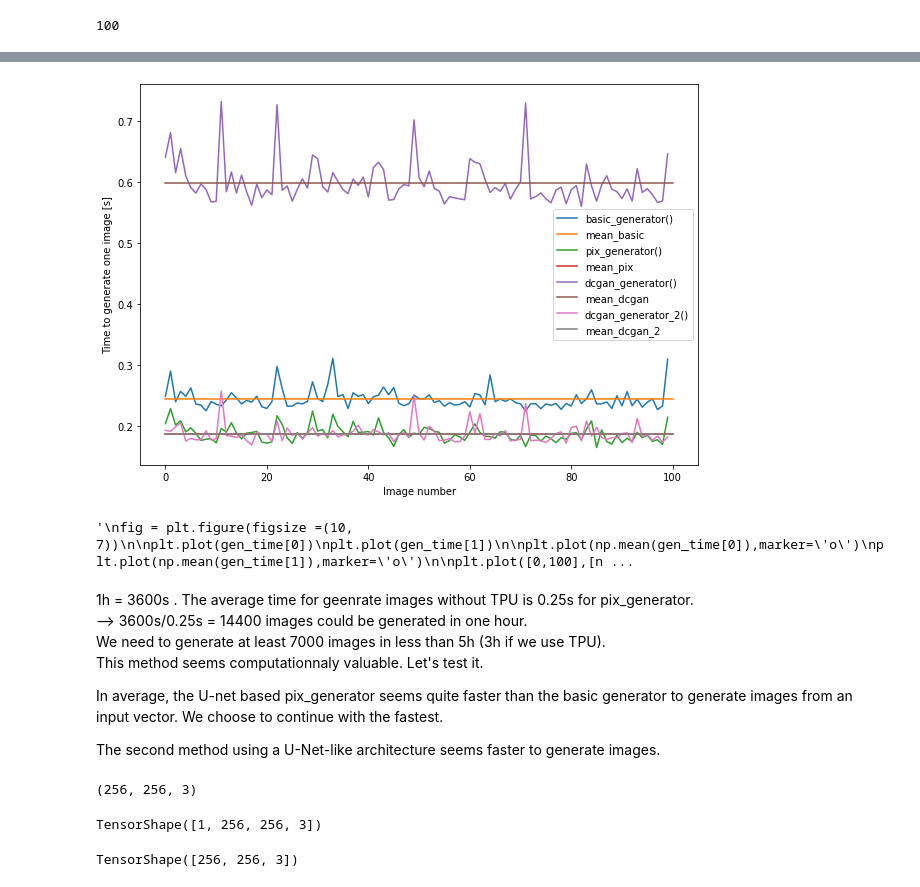
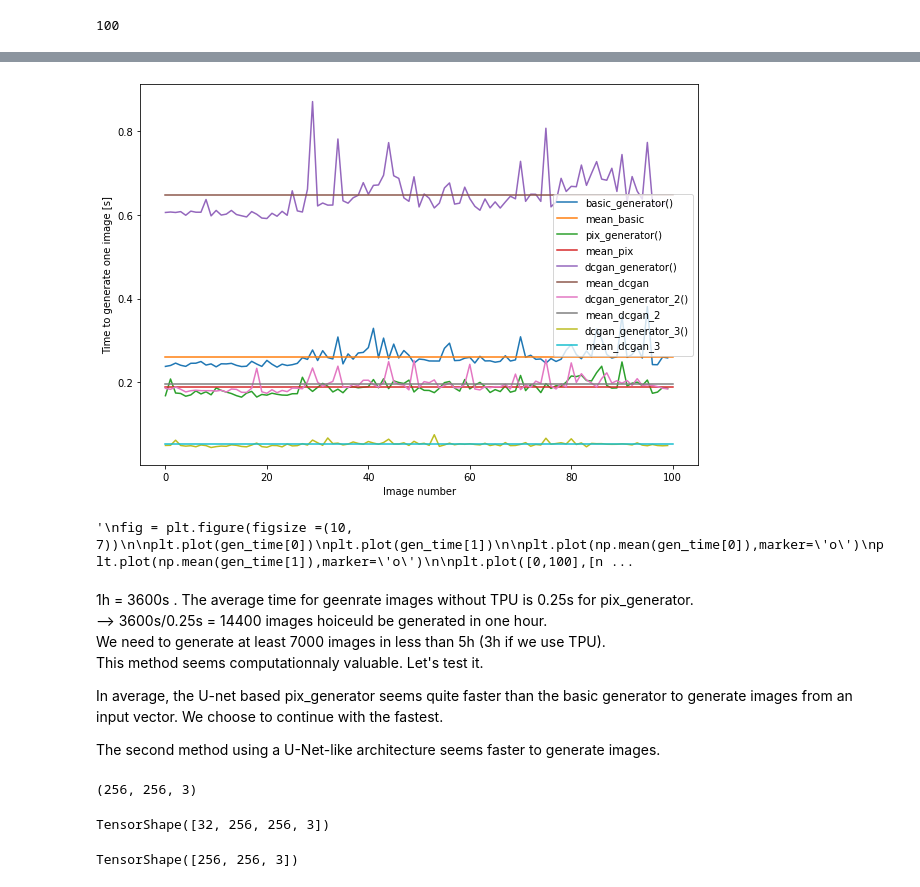
Before and after one commit to Daims971/gan_project, a Jupyter notebook: p8-gan-032023.ipynb, the cells around one changed output, grey strips where cells are left out. Saved outputs shown, nothing was run; the diff lists cells and outputs as text; code cells hidden in the pictures.

```diff
--- a/p8-gan-032023.ipynb
+++ b/p8-gan-032023.ipynb
@@ -161,7 +161,7 @@ def load_dataset(filenames, labeled=True, ordered=False):
 # %% [markdown]
 Let's load in our datasets.
 # %%
-batch_size = 1 #128*8
+batch_size = 32 #128*8
 # %%
 # batch_size: number of consecutive elements of this dataset to combine in a single batch --> batch_size=1 will give 1 element in each batch where we have a number of batch=number of elements in the dataset
 
@@ -579,7 +640,7 @@ def dcgan_generator_2():
 # Exemple of generated images from a photo input passed through ou basic generator
 noise_input = tf.random.normal([1, 100])
 
-for test_generator in [basic_generator(),pix_generator(), dcgan_generator(), dcgan_generator_2()]:
+for test_generator in [basic_generator(),pix_generator(), dcgan_generator(), dcgan_generator_2(), dcgan_generator_3()]:
     test_generator.summary()
 
     start = time.time()
@@ -673,12 +752,12 @@ Let see the average calculation for 100 images generated for each methods.
 # %%
 # Exemple of generated images from a photo input passed through our basic generator
 
-gen_time =[[],[],[],[]]
+gen_time =[[],[],[],[],[]]
 for num_ex in  range(100):
 
     noise_input = tf.random.normal([1, 100])
     i=0
-    for test_generator in [basic_generator(),pix_generator(), dcgan_generator(), dcgan_generator_2()]:
+    for test_generator in [basic_generator(),pix_generator(), dcgan_generator(), dcgan_generator_2(), dcgan_generator_3()]:
         #test_generator.summary()
 
         start = time.time()
@@ -715,22 +794,22 @@ plt.show()
 # %%
 fig = plt.figure(figsize =(10, 7))
 
 for i in range(len(gen_time)):
 
     plt.plot(gen_time[i])
 
     #plt.plot(np.mean(gen_time[i]),marker='o')
 
     plt.plot([0,100],[np.mean(gen_time[i]),np.mean(gen_time[i])])
 
-plt.legend(['basic_generator()','mean_basic','pix_generator()','mean_pix','dcgan_generator()','mean_dcgan','dcgan_generator_2()','mean_dcgan_2'])
+plt.legend(['basic_generator()','mean_basic','pix_generator()','mean_pix','dcgan_generator()','mean_dcgan','dcgan_generator_2()','mean_dcgan_2','dcgan_generator_3()','mean_dcgan_3'])
 
 plt.xlabel("Image number")
 plt.ylabel("Time to generate one image [s]")
 
 plt.show()
 # %% [output]
-[figure, old version]
+[figure, new version]
 # %%
 """
 fig = plt.figure(figsize =(10, 7))
@@ -756,7 +835,7 @@ plt.show()"""
 # %% [markdown]
 
 1h = 3600s . The average time for geenrate images without TPU is 0.25s for pix_generator.
---> 3600s/0.25s = 14400 images could be generated in one hour.
+--> 3600s/0.25s = 14400 images hoiceuld be generated in one hour.
 We need to generate at least 7000 images in less than 5h (3h if we use TPU).
 This method seems computationnaly valuable. Let's test it.
 
@@ -770,7 +849,7 @@ input_shape
 # %%
 example_photo.shape
 # %% [output]
-TensorShape([1, 256, 256, 3])
+TensorShape([32, 256, 256, 3])
 # %%
 example_photo[0].shape
 # %% [output]
```
Also changed, not shown: parts of 28 cells of this notebook.
